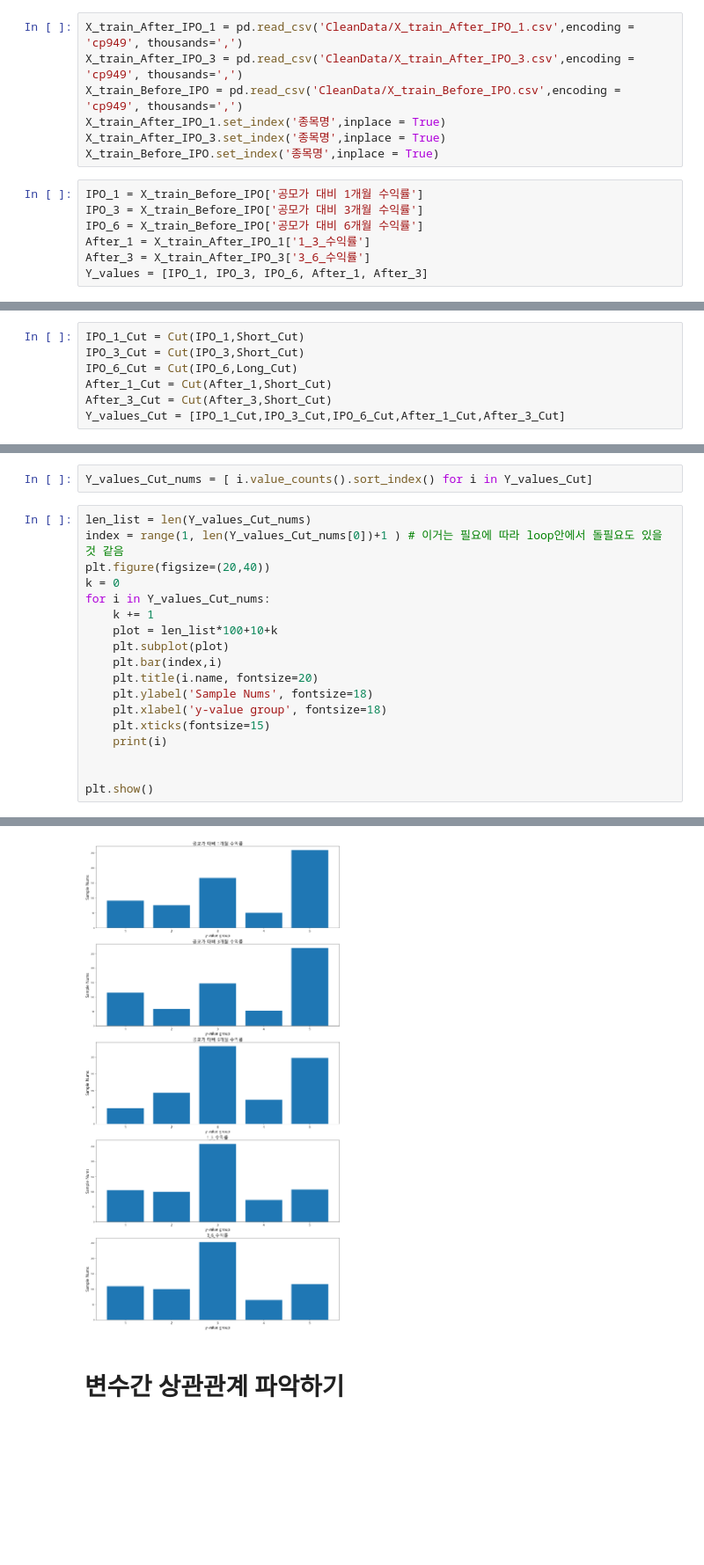
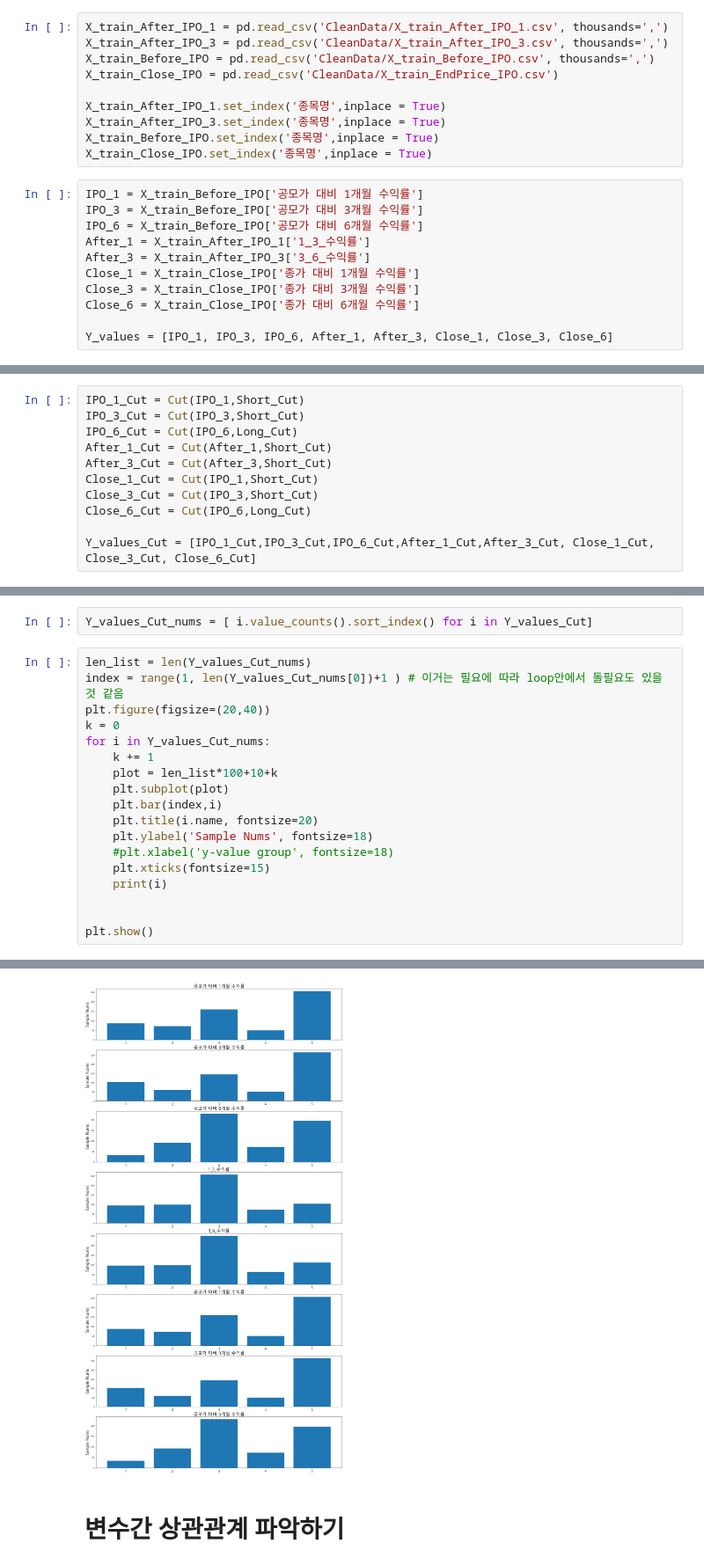
Before and after one commit to BigDataIPO/IPO, a Jupyter notebook: IPO/DataStat.ipynb, the cells around one changed output, grey strips where cells are left out. Shown at 88% size. Drawn from its saved outputs; the diff is of its cells as text; blank space fills up the shorter version.

```diff
--- a/IPO/DataStat.ipynb
+++ b/IPO/DataStat.ipynb
@@ -19,16 +20,23 @@ matplotlib.rcParams['axes.unicode_minus'] =False
 # %% [markdown]
 # 일단 읽고 종속변수만 변수로 받기
 # %%
-X_train_After_IPO_1 = pd.read_csv('CleanData/X_train_After_IPO_1.csv',encoding = 'cp949', thousands=',')
-X_train_After_IPO_3 = pd.read_csv('CleanData/X_train_After_IPO_3.csv',encoding = 'cp949', thousands=',')
-X_train_Before_IPO = pd.read_csv('CleanData/X_train_Before_IPO.csv',encoding = 'cp949', thousands=',')
+X_train_After_IPO_1 = pd.read_csv('CleanData/X_train_After_IPO_1.csv', thousands=',')
+X_train_After_IPO_3 = pd.read_csv('CleanData/X_train_After_IPO_3.csv', thousands=',')
+X_train_Before_IPO = pd.read_csv('CleanData/X_train_Before_IPO.csv', thousands=',')
+X_train_Close_IPO = pd.read_csv('CleanData/X_train_EndPrice_IPO.csv')
+
 X_train_After_IPO_1.set_index('종목명',inplace = True)
 X_train_After_IPO_3.set_index('종목명',inplace = True)
 X_train_Before_IPO.set_index('종목명',inplace = True)
+X_train_Close_IPO.set_index('종목명',inplace = True)
 # %%
 IPO_1 = X_train_Before_IPO['공모가 대비 1개월 수익률']
 IPO_3 = X_train_Before_IPO['공모가 대비 3개월 수익률']
 IPO_6 = X_train_Before_IPO['공모가 대비 6개월 수익률']
 After_1 = X_train_After_IPO_1['1_3_수익률']
 After_3 = X_train_After_IPO_3['3_6_수익률']
-Y_values = [IPO_1, IPO_3, IPO_6, After_1, After_3]
+Close_1 = X_train_Close_IPO['종가 대비 1개월 수익률']
+Close_3 = X_train_Close_IPO['종가 대비 3개월 수익률']
+Close_6 = X_train_Close_IPO['종가 대비 6개월 수익률']
+
+Y_values = [IPO_1, IPO_3, IPO_6, After_1, After_3, Close_1, Close_3, Close_6]
@@ -84,7 +87,11 @@ IPO_3_Cut = Cut(IPO_3,Short_Cut)
 IPO_6_Cut = Cut(IPO_6,Long_Cut)
 After_1_Cut = Cut(After_1,Short_Cut)
 After_3_Cut = Cut(After_3,Short_Cut)
-Y_values_Cut = [IPO_1_Cut,IPO_3_Cut,IPO_6_Cut,After_1_Cut,After_3_Cut]
+Close_1_Cut = Cut(IPO_1,Short_Cut)
+Close_3_Cut = Cut(IPO_3,Short_Cut)
+Close_6_Cut = Cut(IPO_6,Long_Cut)
+
+Y_values_Cut = [IPO_1_Cut,IPO_3_Cut,IPO_6_Cut,After_1_Cut,After_3_Cut, Close_1_Cut, Close_3_Cut, Close_6_Cut]
 # %% [markdown]
 # Cut 이후 통계
 # %%
@@ -101,7 +108,7 @@ for i in Y_values_Cut_nums:
     plt.bar(index,i)
     plt.title(i.name, fontsize=20)
     plt.ylabel('Sample Nums', fontsize=18)
-    plt.xlabel('y-value group', fontsize=18)
+    #plt.xlabel('y-value group', fontsize=18)
     plt.xticks(fontsize=15)
     print(i)
 
@@ -128,4 +135,4 @@ Name: 3_6_수익률, dtype: int64
-[figure, old version]
+[figure, new version]
 # %% [markdown]
 # 변수간 상관관계 파악하기
 # %%
```
Also changed, not shown: parts of 13 cells of this notebook, 4 other files.
